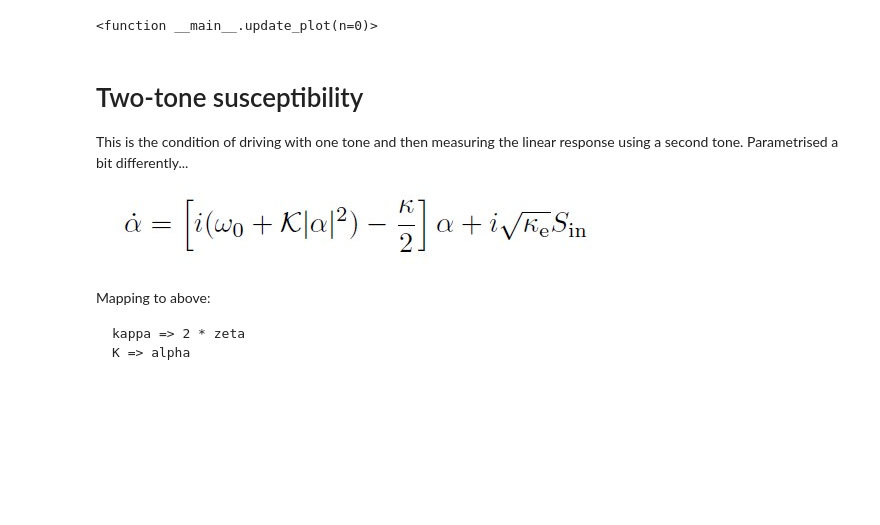
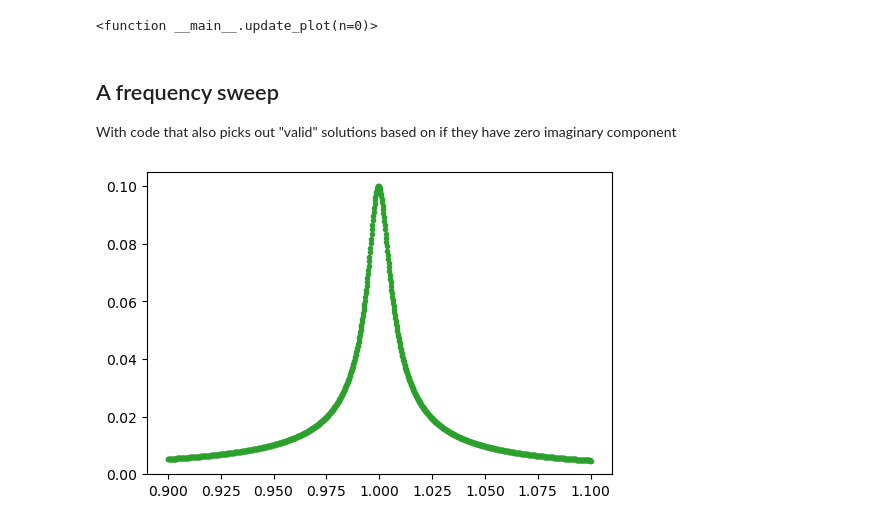
Before and after one commit to gsteele13/gary-misc-notebooks, a Jupyter notebook: Duffing Oscillator Bifurcation.ipynb, the cells around one changed output. Saved outputs shown, nothing was run; the diff lists cells and outputs as text; code cells hidden in the pictures; blank space fills up the shorter version.

````diff
--- a/Duffing Oscillator Bifurcation.ipynb
+++ b/Duffing Oscillator Bifurcation.ipynb
@@ -245,16 +247,3 @@ interact(update_plot, n = (0,len(phi_ind)-1,1))
 # %% [output]
 interactive(children=(IntSlider(value=0, description='n', max=19), Output()), _dom_classes=('widget-interact',…
 <function __main__.update_plot(n=0)>
-# %% [markdown]
-# Two-tone susceptibility
-
-This is the condition of driving with one tone and then measuring the linear response using a second tone. Parametrised a bit differently...
-
-![image.png](attachment:image.png)
-# %% [markdown]
-Mapping to above:
-
-```
-kappa => 2 * zeta
-K => alpha
-```
@@ -304,0 +250,28 @@ def Chi_g(Omega):
+# %% [markdown]
+## A frequency sweep
+
+With code that also picks out "valid" solutions based on if they have zero imaginary component
+# %%
+
+def plot_response():
+    Omega = np.linspace(0.9,1.1,1001)
+    alpha = -0.1
+    Q = 100
+    A = []
+    theta = []
+    for O in Omega:
+        a,t = find_amp_phase(O,phi,Q,alpha)
+        A.append(a)
+
+    A = np.array(A)
+
+    for i in range(3):
+        ind = np.nonzero(np.imag(A[:,i]) == 0)
+        x = Omega[ind]
+        y = np.real(A[ind,i])[0,:]
+        plt.plot(x,y, '.')
+
+phi = 1e-3
+plot_response()
+# %% [output]
+[figure, added]
````
Also changed, not shown: parts of 22 cells of this notebook, 1 other file.
